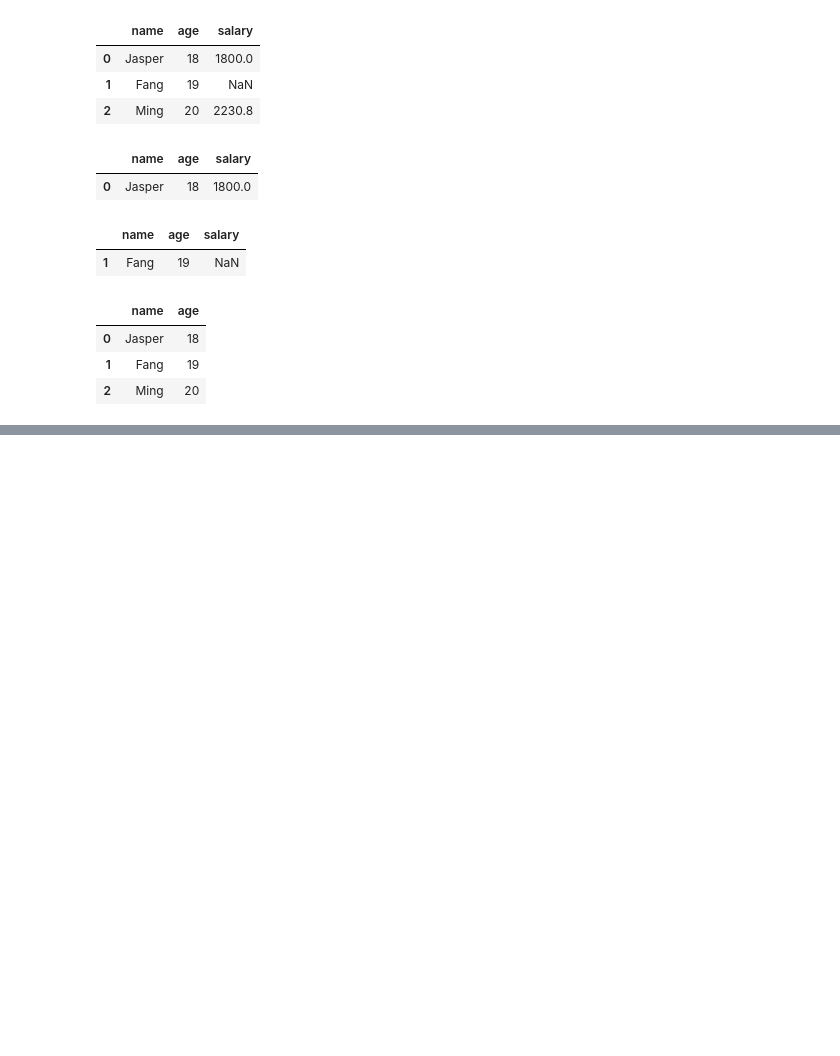
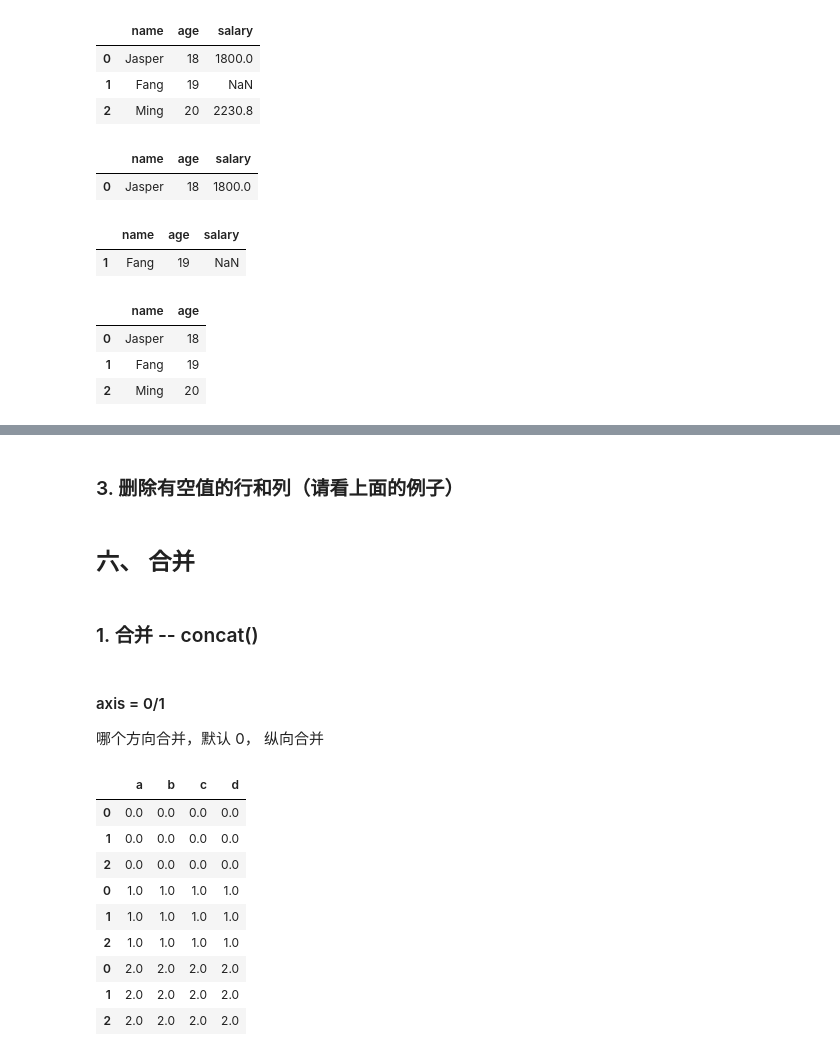
Before and after one commit to androidjp/training-TensorFlow, a Jupyter notebook: practice-pandas/my_pandas_note.ipynb, the cells around one changed output, grey strips where cells are left out. Drawn from its saved outputs; the diff is of its cells as text; code cells hidden in the pictures; blank space fills up the shorter version.

```diff
--- a/practice-pandas/my_pandas_note.ipynb
+++ b/practice-pandas/my_pandas_note.ipynb
@@ -240,0 +381,9 @@ res
+# %% [markdown]
+### 3. 删除有空值的行和列（请看上面的例子）
+# %% [markdown]
+## 六、 合并
+# %% [markdown]
+### 1. 合并 -- concat()
+# %% [markdown]
+#### axis = 0/1
+哪个方向合并，默认 0， 纵向合并
@@ -240,0 +394,15 @@ res
+# %%
+# axis =0 表示竖向的合并
+result = concat([df1, df2, df3], axis=0)
+result
+# %% [output]
+|  | a | b | c | d |
+| 0 | 0.0 | 0.0 | 0.0 | 0.0 |
+| 1 | 0.0 | 0.0 | 0.0 | 0.0 |
+| 2 | 0.0 | 0.0 | 0.0 | 0.0 |
+| 0 | 1.0 | 1.0 | 1.0 | 1.0 |
+| 1 | 1.0 | 1.0 | 1.0 | 1.0 |
+| 2 | 1.0 | 1.0 | 1.0 | 1.0 |
+| 0 | 2.0 | 2.0 | 2.0 | 2.0 |
+| 1 | 2.0 | 2.0 | 2.0 | 2.0 |
+| 2 | 2.0 | 2.0 | 2.0 | 2.0 |
```
Also changed, not shown: parts of 52 cells of this notebook.
